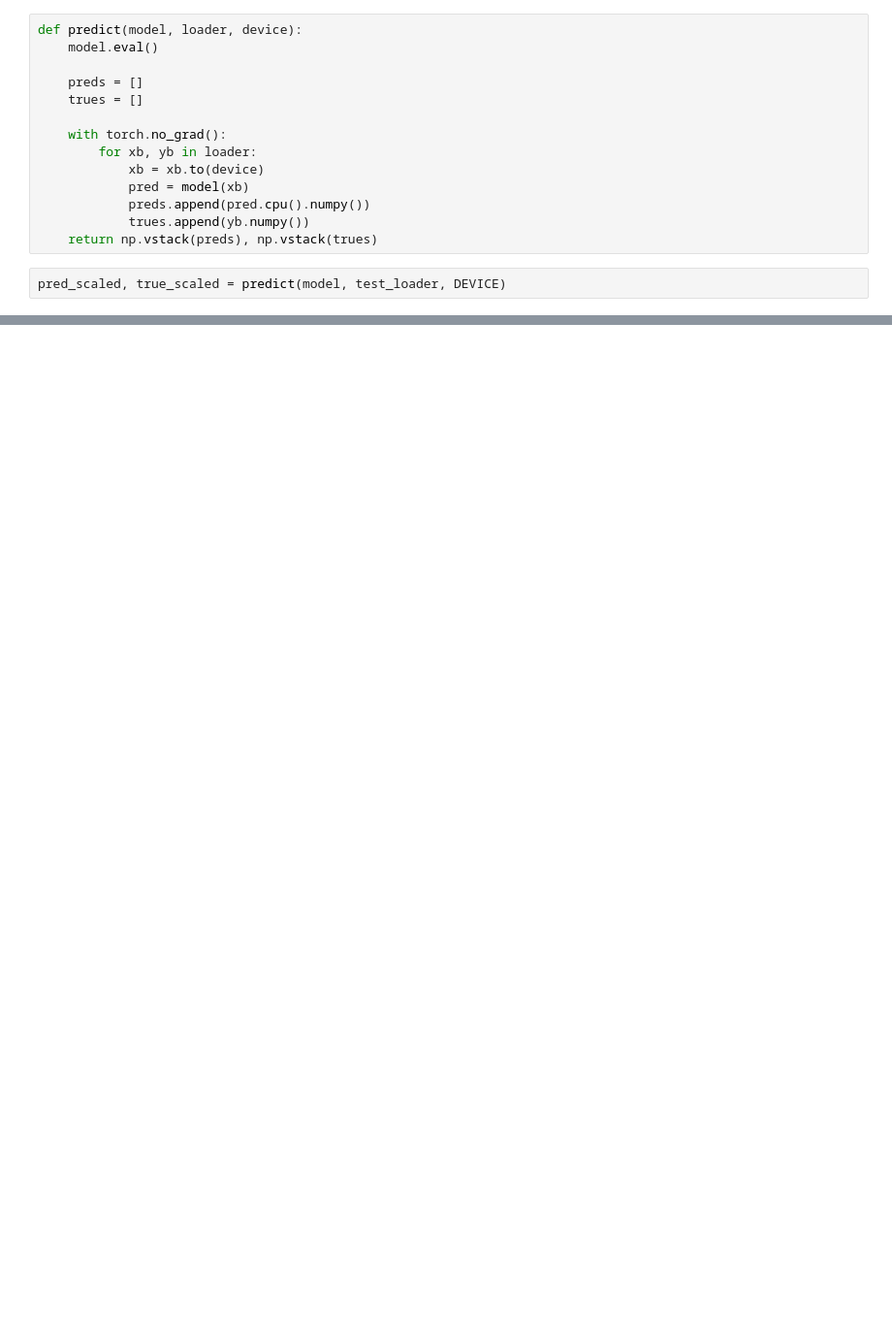
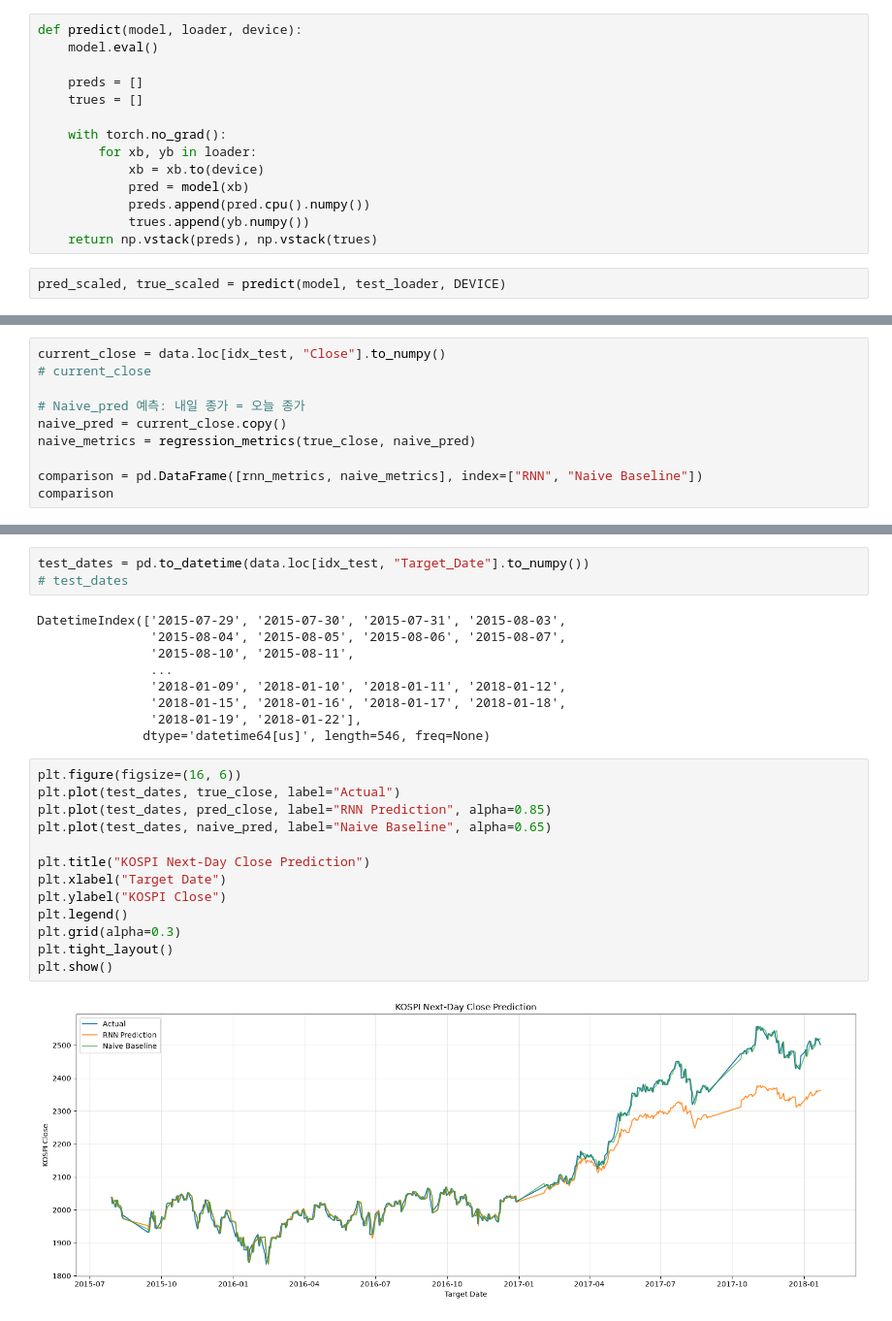
Before and after one commit to kjalh/12_NLP, a Jupyter notebook: 02_RNN.ipynb, the cells around one changed output, grey strips where cells are left out. Shown at 97% size. Drawn from its saved outputs; the diff is of its cells as text; blank space fills up the shorter version.

```diff
--- a/02_RNN.ipynb
+++ b/02_RNN.ipynb
@@ -624,0 +661,10 @@ print("실제값 앞 5개: ", np.round(true_close[:5], 2))
+# %%
+current_close = data.loc[idx_test, "Close"].to_numpy()
+# current_close
+
+# Naive_pred 예측: 내일 종가 = 오늘 종가
+naive_pred = current_close.copy()
+naive_metrics = regression_metrics(true_close, naive_pred)
+
+comparison = pd.DataFrame([rnn_metrics, naive_metrics], index=["RNN", "Naive Baseline"])
+comparison
@@ -624,0 +706,27 @@ print("실제값 앞 5개: ", np.round(true_close[:5], 2))
+# %%
+test_dates = pd.to_datetime(data.loc[idx_test, "Target_Date"].to_numpy())
+# test_dates
+# %% [output]
+DatetimeIndex(['2015-07-29', '2015-07-30', '2015-07-31', '2015-08-03',
+               '2015-08-04', '2015-08-05', '2015-08-06', '2015-08-07',
+               '2015-08-10', '2015-08-11',
+               ...
+               '2018-01-09', '2018-01-10', '2018-01-11', '2018-01-12',
+               '2018-01-15', '2018-01-16', '2018-01-17', '2018-01-18',
+               '2018-01-19', '2018-01-22'],
+              dtype='datetime64[us]', length=546, freq=None)
+# %%
+plt.figure(figsize=(16, 6))
+plt.plot(test_dates, true_close, label="Actual")
+plt.plot(test_dates, pred_close, label="RNN Prediction", alpha=0.85)
+plt.plot(test_dates, naive_pred, label="Naive Baseline", alpha=0.65)
+
+plt.title("KOSPI Next-Day Close Prediction")
+plt.xlabel("Target Date")
+plt.ylabel("KOSPI Close")
+plt.legend()
+plt.grid(alpha=0.3)
+plt.tight_layout()
+plt.show()
+# %% [output]
+[figure, added]
```
Also changed, not shown: parts of 17 cells of this notebook.
